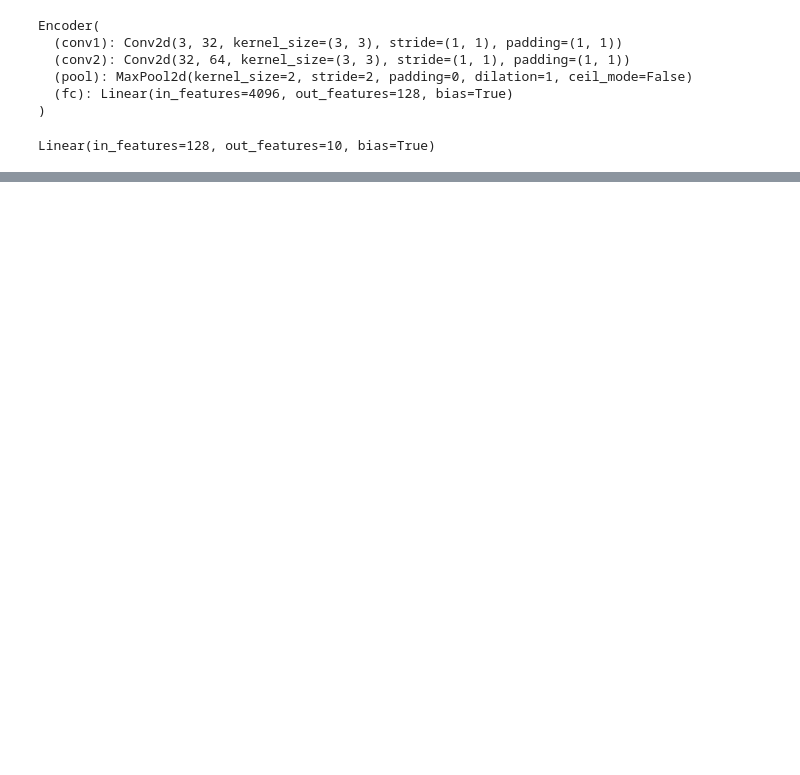
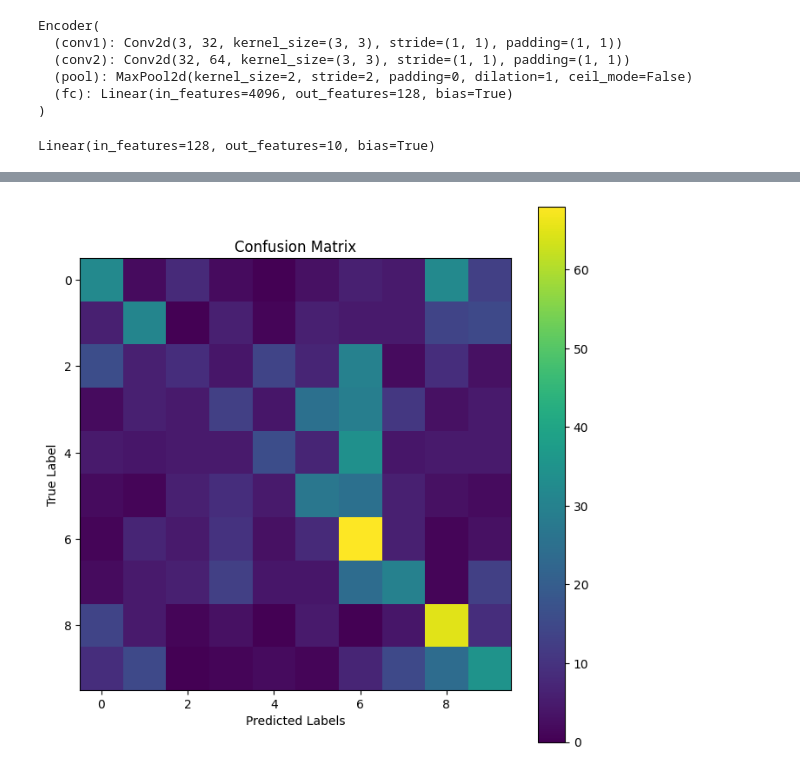
Before and after one commit to samsarkar184/Self-Supervised-Learning, a Jupyter notebook: SimCLR.ipynb, the cells around one changed output, grey strips where cells are left out. Cells and saved outputs as stored; diff of their text form; code cells hidden in the pictures; blank space fills up the shorter version.

Commit message:
adding classification report and confusion matrix

```diff
--- a/SimCLR.ipynb
+++ b/SimCLR.ipynb
@@ -391,0 +394,15 @@ print(f"Test Accuracy: {accuracy:.2f}%")
+# %%
+#Create Classification Report
+from sklearn.metrics import classification_report
+classifier.eval()
+all_predictions = []
+all_labels = []
+with torch.no_grad():
+  for images, labels in classification_test_loader:
+    images = images.to(device)
+    features = encoder(images)
+    outputs = classifier(features)
+    predictions = torch.argmax(outputs, dim=1)
+    all_predictions.extend(predictions.cpu().numpy())
+    all_labels.extend(labels.numpy())
+print(classification_report(all_labels,all_predictions))
@@ -391,0 +426,12 @@ print(f"Test Accuracy: {accuracy:.2f}%")
+# %%
+#create confusion matrix
+cm= confusion_matrix(all_labels, all_predictions)
+plt.figure(figsize=(8,8))
+plt.imshow(cm)
+plt.xlabel("Predicted Labels")
+plt.ylabel("True Label")
+plt.title("Confusion Matrix")
+plt.colorbar()
+plt.show()
+# %% [output]
+[figure, added]
```
Also changed, not shown: parts of 5 cells of this notebook.
